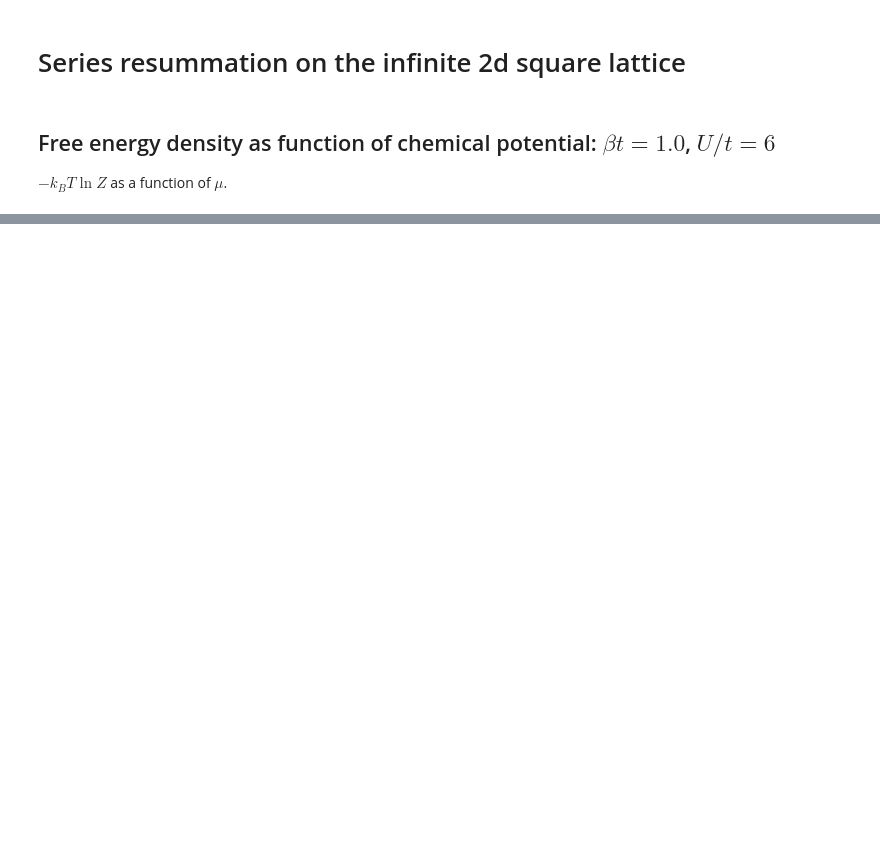
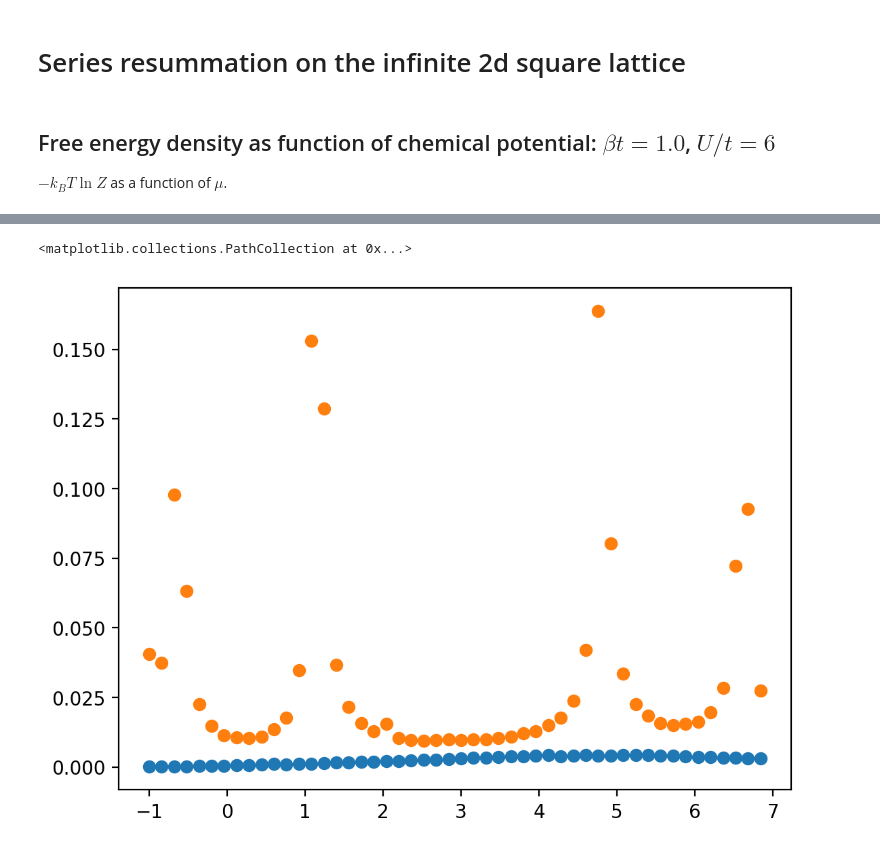
Before and after one commit to louishrm/strong_coupling_expansion, a Jupyter notebook: analytical/analysis_infinite_lattice.ipynb, the cells around one changed output, grey strips where cells are left out. Cells and saved outputs as stored; diff of their text form; code cells hidden in the pictures; blank space fills up the shorter version.

```diff
--- a/analytical/analysis_infinite_lattice.ipynb
+++ b/analytical/analysis_infinite_lattice.ipynb
@@ -55,3 +88,12 @@ a6.shape
+# %%
+fig, ax = plt.subplots()
+
+ax.scatter(mus, errors_4/np.abs(a4), label='order 4')
+
+ax.scatter(mus_6, errors_6/np.abs(a6), label='order 6')
+# %% [output]
+<matplotlib.collections.PathCollection at 0x...>
+[figure, added]
 # %%
 t = 0.9
 g = t**2
```
Also changed, not shown: parts of 10 cells of this notebook.
